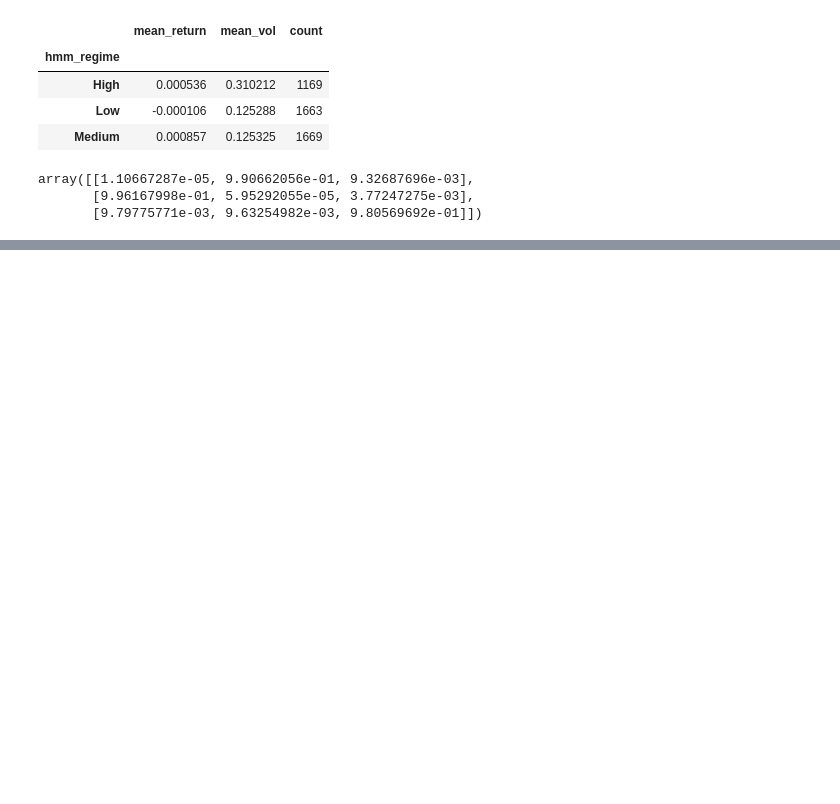
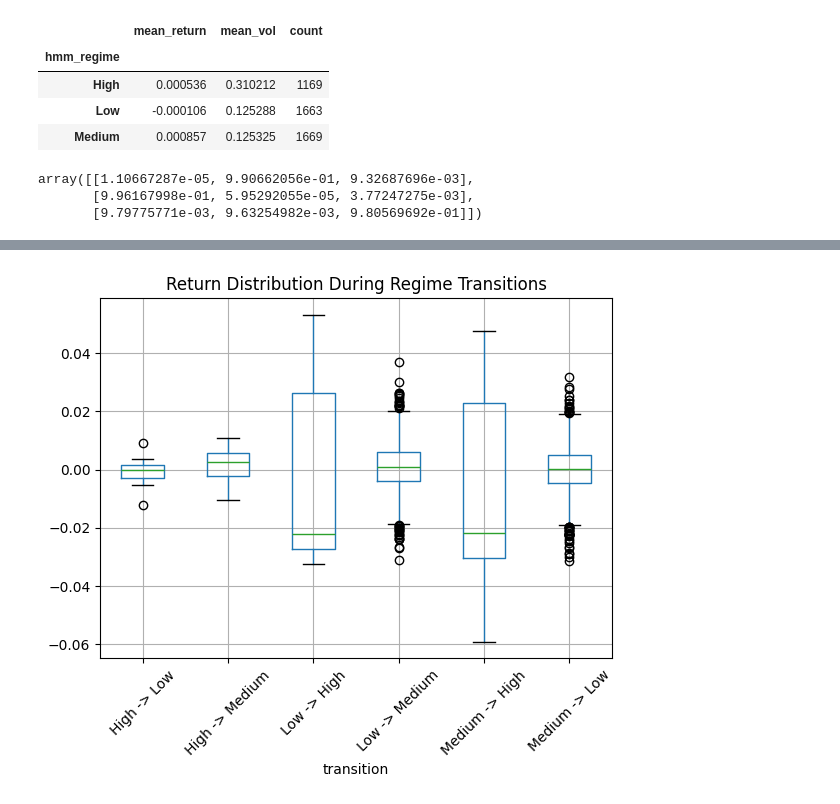
Before and after one commit to Anaemos/Vorticity, a Jupyter notebook: notebooks_02/regime_transition_analysis.ipynb, the cells around one changed output, grey strips where cells are left out. Drawn from its saved outputs; the diff is of its cells as text; code cells hidden in the pictures; blank space fills up the shorter version.

Commit message:
Added risk stats for regime switch days

```diff
--- a/notebooks_02/regime_transition_analysis.ipynb
+++ b/notebooks_02/regime_transition_analysis.ipynb
@@ -92,0 +95,6 @@ array([[1.10667287e-05, 9.90662056e-01, 9.32687696e-03],
+# %%
+#Detecting transitions
+
+df["prev_regime"] = df["hmm_regime"].shift(1)
+df["transition"] = df["prev_regime"] + " -> " + df["hmm_regime"]
+df.head()
@@ -92,0 +108,3 @@ array([[1.10667287e-05, 9.90662056e-01, 9.32687696e-03],
+# %%
+transitions = df[df["prev_regime"] != df["hmm_regime"]].copy()
+#rows where the market changed state
@@ -92,0 +142,10 @@ array([[1.10667287e-05, 9.90662056e-01, 9.32687696e-03],
+# %%
+import matplotlib.pyplot as plt
+
+transitions.boxplot(column="return", by="transition", rot=45)
+
+plt.title("Return Distribution During Regime Transitions")
+plt.suptitle("")
+plt.show()
+# %% [output]
+[figure, added]
```
Also changed, not shown: parts of 8 cells of this notebook.
